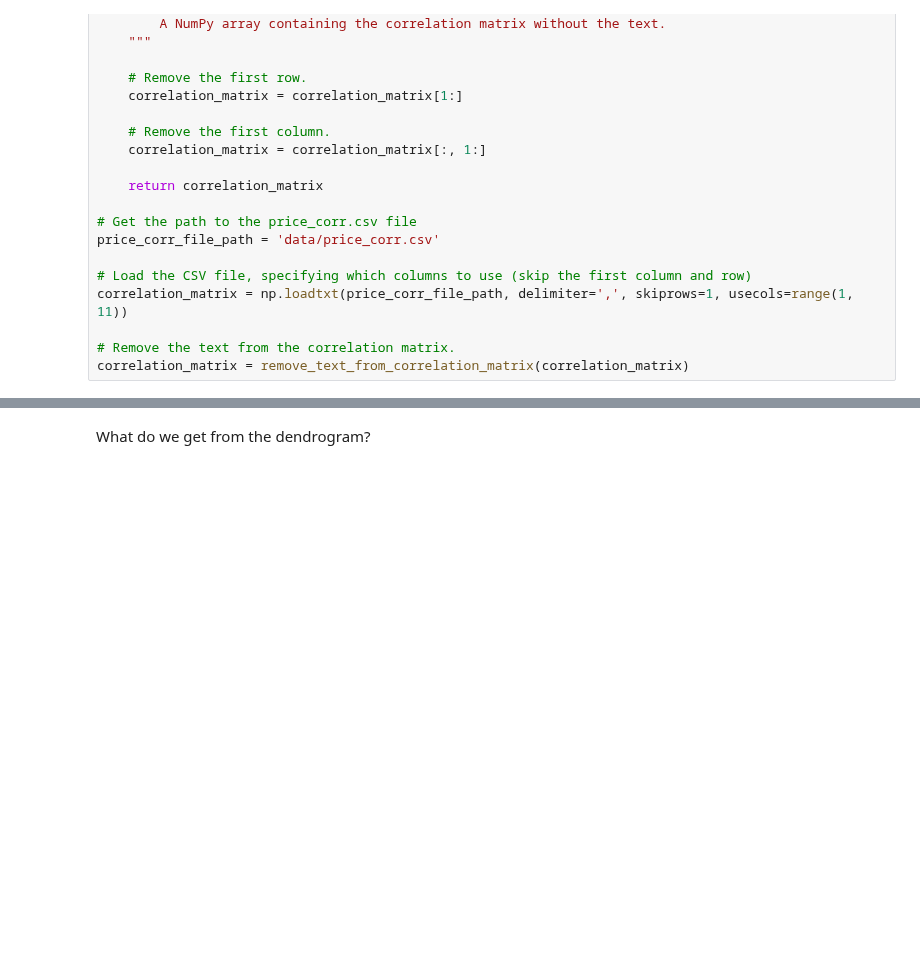
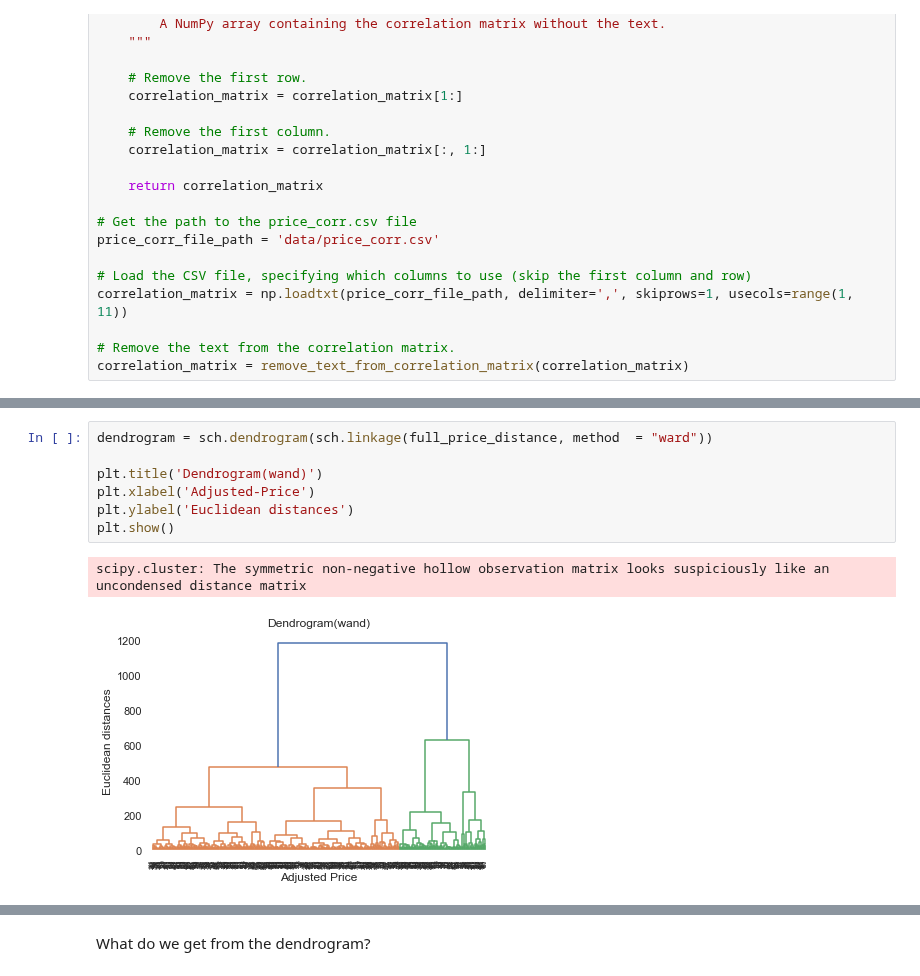
Before and after one commit to ktongk/BTT-JPMC-1, a Jupyter notebook: scrape_data_nora.ipynb, the cells around one changed output, grey strips where cells are left out. Drawn from its saved outputs; the diff is of its cells as text; blank space fills up the shorter version.

```diff
--- a/scrape_data_nora.ipynb
+++ b/scrape_data_nora.ipynb
@@ -826,0 +852,10 @@ correlation_matrix = remove_text_from_correlation_matrix(correlation_matrix)
+# %%
+dendrogram = sch.dendrogram(sch.linkage(full_price_distance, method  = "ward"))
+
+plt.title('Dendrogram(wand)')
+plt.xlabel('Adjusted-Price')
+plt.ylabel('Euclidean distances')
+plt.show()
+# %% [output]
+scipy.cluster: The symmetric non-negative hollow observation matrix looks suspiciously like an uncondensed distance matrix
+[figure, added]
```
Also changed, not shown: parts of 20 cells of this notebook.
